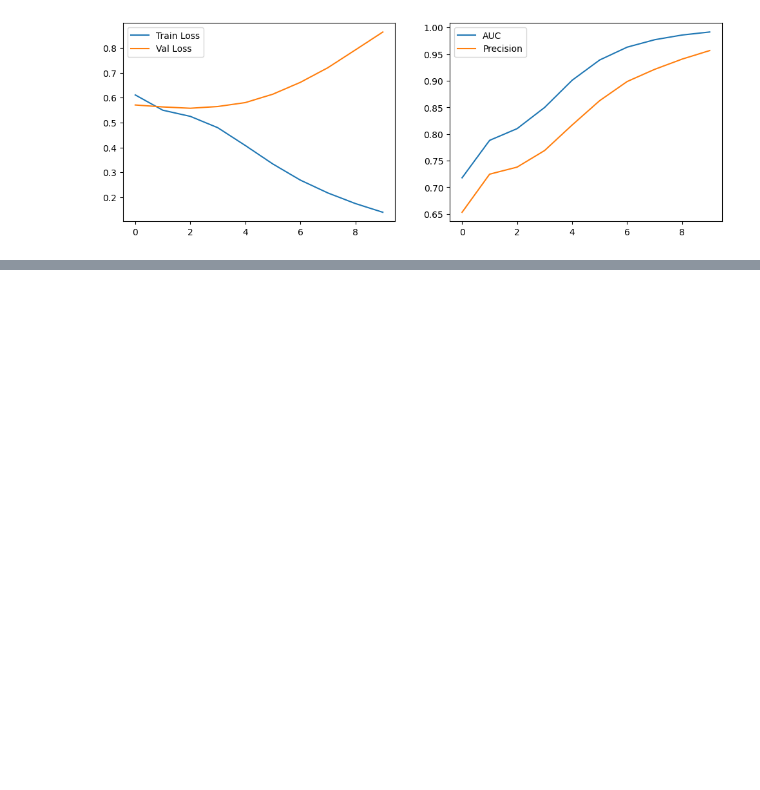
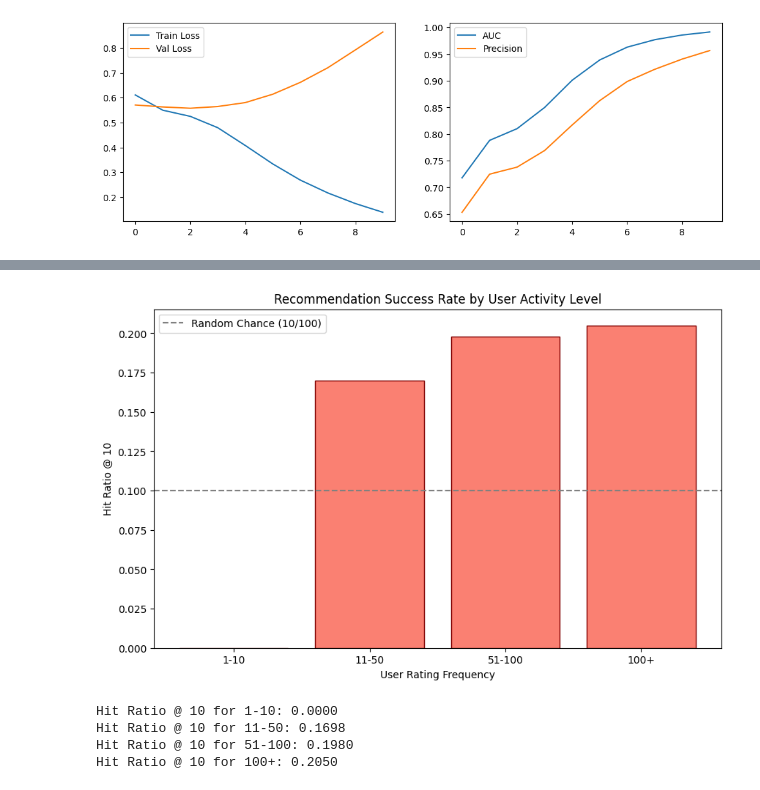
Before and after one commit to P202U/Movie_recommend, a Jupyter notebook: Neural_Collaborative_Filtering_with_TF.ipynb, the cells around one changed output, grey strips where cells are left out. Cells and saved outputs as stored; diff of their text form; code cells hidden in the pictures; blank space fills up the shorter version.

```diff
--- a/Neural_Collaborative_Filtering_with_TF.ipynb
+++ b/Neural_Collaborative_Filtering_with_TF.ipynb
@@ -248,0 +295,12 @@ model.save_weights('ncf_model.weights.h5')
+# %%
+test_users = [1, 42, 100]
+
+for user_id in test_users:
+    print(f"\nTop 10 recommendations for user {user_id}:")
+    recommendations = generate_recommendations_tf(model, user_id, n=10)
+    print(recommendations)
+
+    print(f"\nMovies that user {user_id} has rated highly (4-5 stars):")
+    user_liked = ratings_df[(ratings_df['user_id'] == user_id) & (ratings_df['rating'] >= 4)]
+    user_liked = pd.merge(user_liked, movies_df[['item_id', 'title']], on='item_id')
+    print(user_liked[['item_id', 'title', 'rating']])
@@ -248,0 +473,21 @@ model.save_weights('ncf_model.weights.h5')
+# %%
+plt.figure(figsize=(10, 6))
+group_names = ['1-10', '11-50', '51-100', '100+']
+hr_values = [hr_results.get(g, 0) for g in group_names]
+
+plt.bar(group_names, hr_values, color='salmon', edgecolor='maroon')
+plt.axhline(y=0.1, color='gray', linestyle='--', label='Random Chance (10/100)')
+plt.xlabel('User Rating Frequency')
+plt.ylabel('Hit Ratio @ 10')
+plt.title('Recommendation Success Rate by User Activity Level')
+plt.legend()
+plt.show()
+
+for group, hr in zip(group_names, hr_values):
+    print(f"Hit Ratio @ 10 for {group}: {hr:.4f}")
+# %% [output]
+[figure, added]
+Hit Ratio @ 10 for 1-10: 0.0000
+Hit Ratio @ 10 for 11-50: 0.1698
+Hit Ratio @ 10 for 51-100: 0.1980
+Hit Ratio @ 10 for 100+: 0.2050
```
Also changed, not shown: parts of 9 cells of this notebook.
